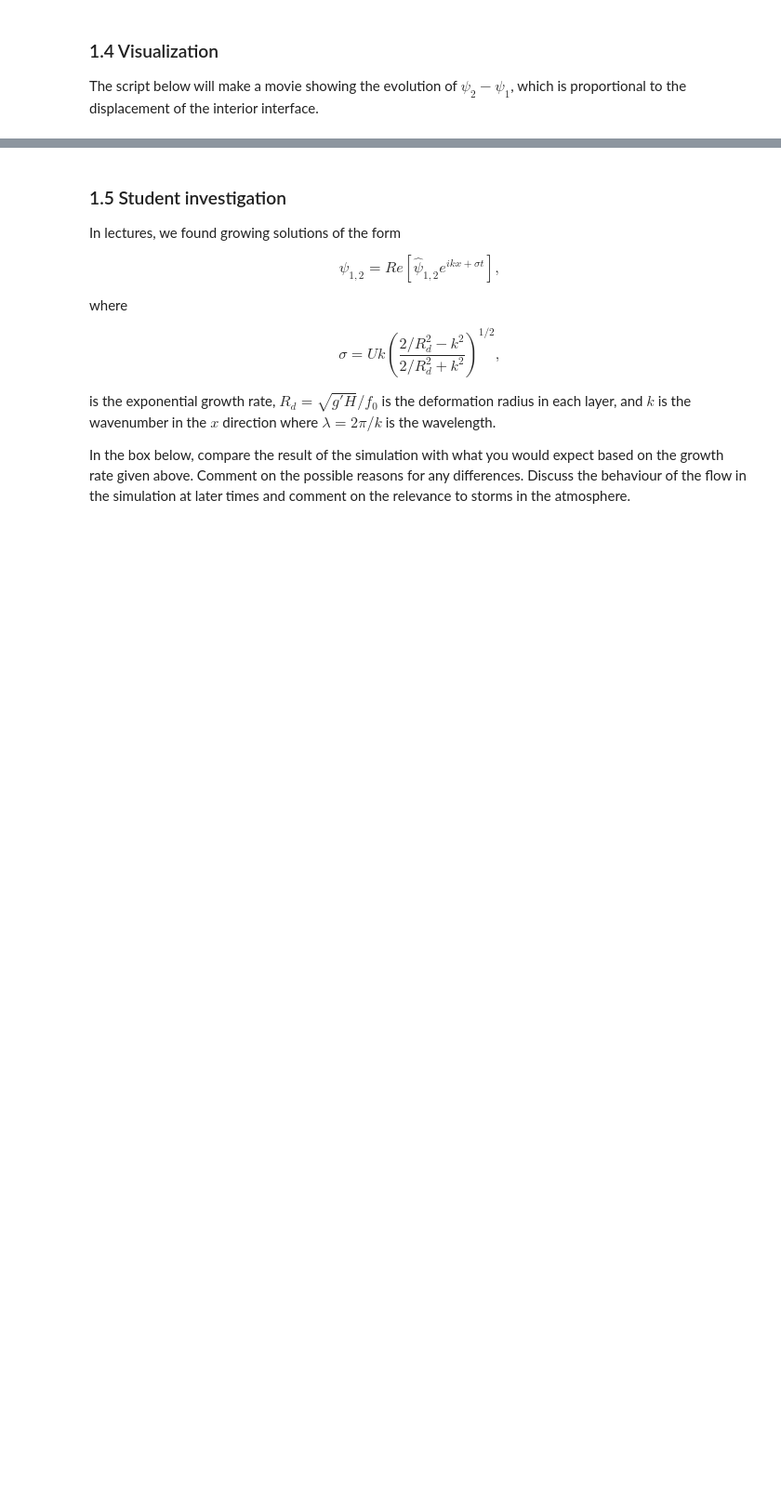
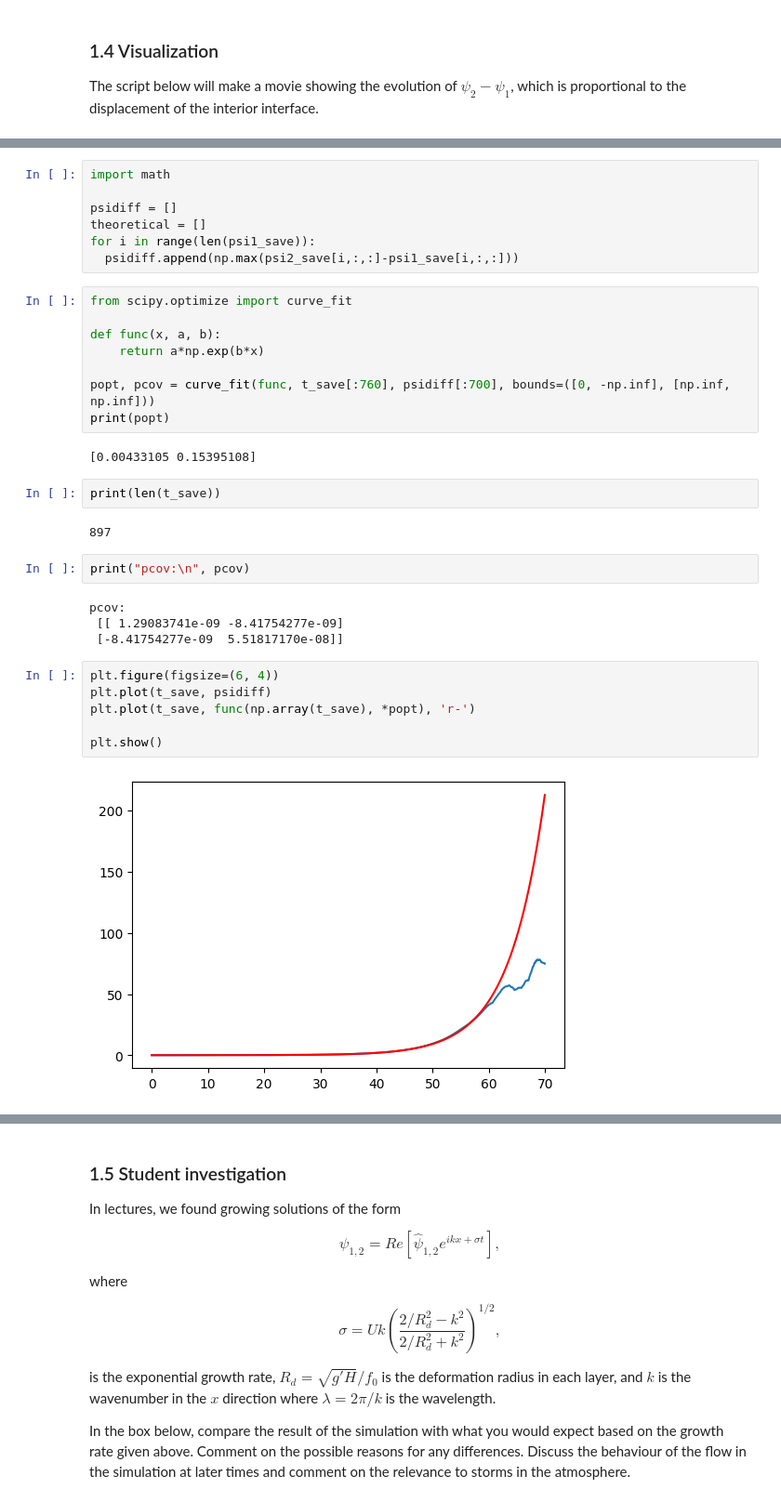
Before and after one commit to benwulmer/QCES, a Jupyter notebook: Project4_storms.ipynb, the cells around one changed output, grey strips where cells are left out. Shown at 93% size. Drawn from its saved outputs; the diff is of its cells as text; blank space fills up the shorter version.

```diff
--- a/Project4_storms.ipynb
+++ b/Project4_storms.ipynb
@@ -276,2 +276,37 @@ INFO:matplotlib.animation:MovieWriter._run: running command: ffmpeg -f rawvideo
 [interactive output not drawn]
 [figure]
+# %%
+import math
+
+psidiff = []
+theoretical = []
+for i in range(len(psi1_save)):
+  psidiff.append(np.max(psi2_save[i,:,:]-psi1_save[i,:,:]))
+# %%
+from scipy.optimize import curve_fit
+
+def func(x, a, b):
+    return a*np.exp(b*x)
+
+popt, pcov = curve_fit(func, t_save[:760], psidiff[:700], bounds=([0, -np.inf], [np.inf, np.inf]))
+print(popt)
+# %% [output]
+[0.00433105 0.15395108]
+# %%
+print(len(t_save))
+# %% [output]
+897
+# %%
+print("pcov:\n", pcov)
+# %% [output]
+pcov:
+ [[ 1.29083741e-09 -8.41754277e-09]
+ [-8.41754277e-09  5.51817170e-08]]
+# %%
+plt.figure(figsize=(6, 4))
+plt.plot(t_save, psidiff)
+plt.plot(t_save, func(np.array(t_save), *popt), 'r-')
+
+plt.show()
+# %% [output]
+[figure, added]
```
Also changed, not shown: parts of 10 cells of this notebook.
